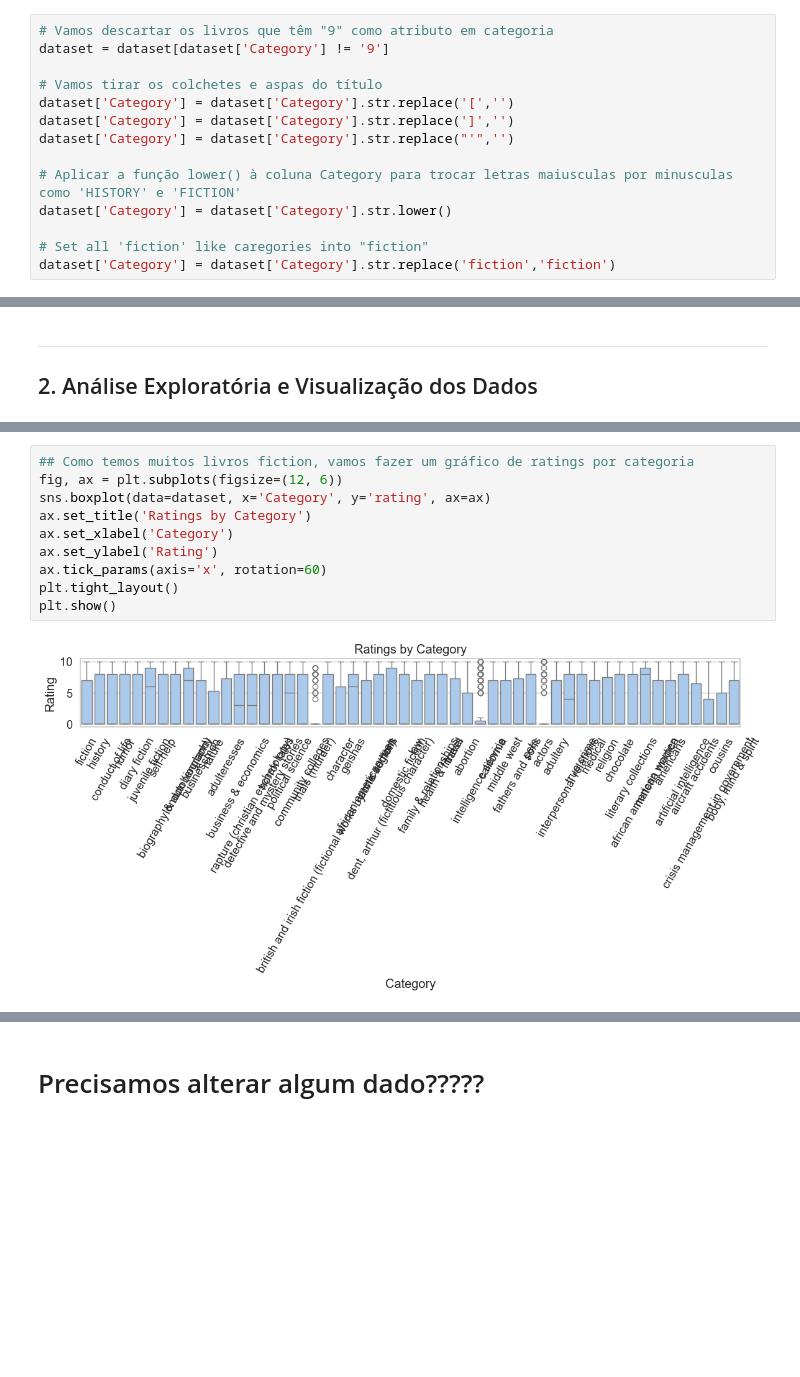
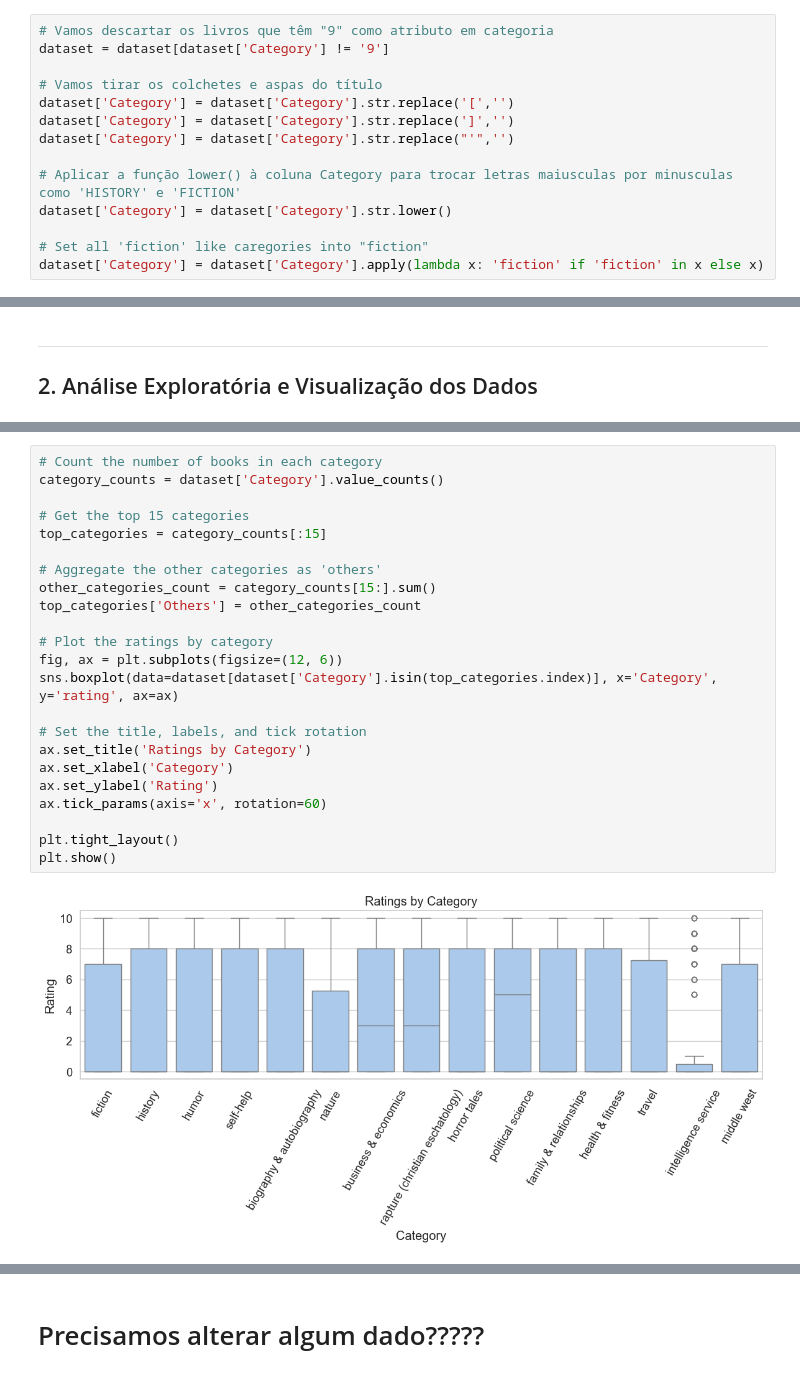
Before and after one commit to joaopcvieira/CMC-13, a Jupyter notebook: main.ipynb, the cells around one changed output, grey strips where cells are left out. Cells and saved outputs as stored; diff of their text form; blank space fills up the shorter version.

Commit message:
improve quality of graphics

```diff
--- a/main.ipynb
+++ b/main.ipynb
@@ -163,7 +163,7 @@ dataset['Category'] = dataset['Category'].str.replace("'",'')
 dataset['Category'] = dataset['Category'].str.lower()
 
 # Set all 'fiction' like caregories into "fiction"
-dataset['Category'] = dataset['Category'].str.replace('fiction','fiction')
+dataset['Category'] = dataset['Category'].apply(lambda x: 'fiction' if 'fiction' in x else x)
 # %%
 # Vamos avaliar por autor e editora agora
 print(dataset['book_author'].value_counts())
@@ -224,12 +228,25 @@ Passing `palette` without assigning `hue` is deprecated and will be removed in v
 # %%
-## Como temos muitos livros fiction, vamos fazer um gráfico de ratings por categoria
+# Count the number of books in each category
+category_counts = dataset['Category'].value_counts()
+
+# Get the top 15 categories
+top_categories = category_counts[:15]
+
+# Aggregate the other categories as 'others'
+other_categories_count = category_counts[15:].sum()
+top_categories['Others'] = other_categories_count
+
+# Plot the ratings by category
 fig, ax = plt.subplots(figsize=(12, 6))
-sns.boxplot(data=dataset, x='Category', y='rating', ax=ax)
+sns.boxplot(data=dataset[dataset['Category'].isin(top_categories.index)], x='Category', y='rating', ax=ax)
+
+# Set the title, labels, and tick rotation
 ax.set_title('Ratings by Category')
 ax.set_xlabel('Category')
 ax.set_ylabel('Rating')
 ax.tick_params(axis='x', rotation=60)
+
 plt.tight_layout()
 plt.show()
 # %% [output]
-[figure, old version]
+[figure, new version]
```
Also changed, not shown: parts of 6 cells of this notebook, 2 other files.
